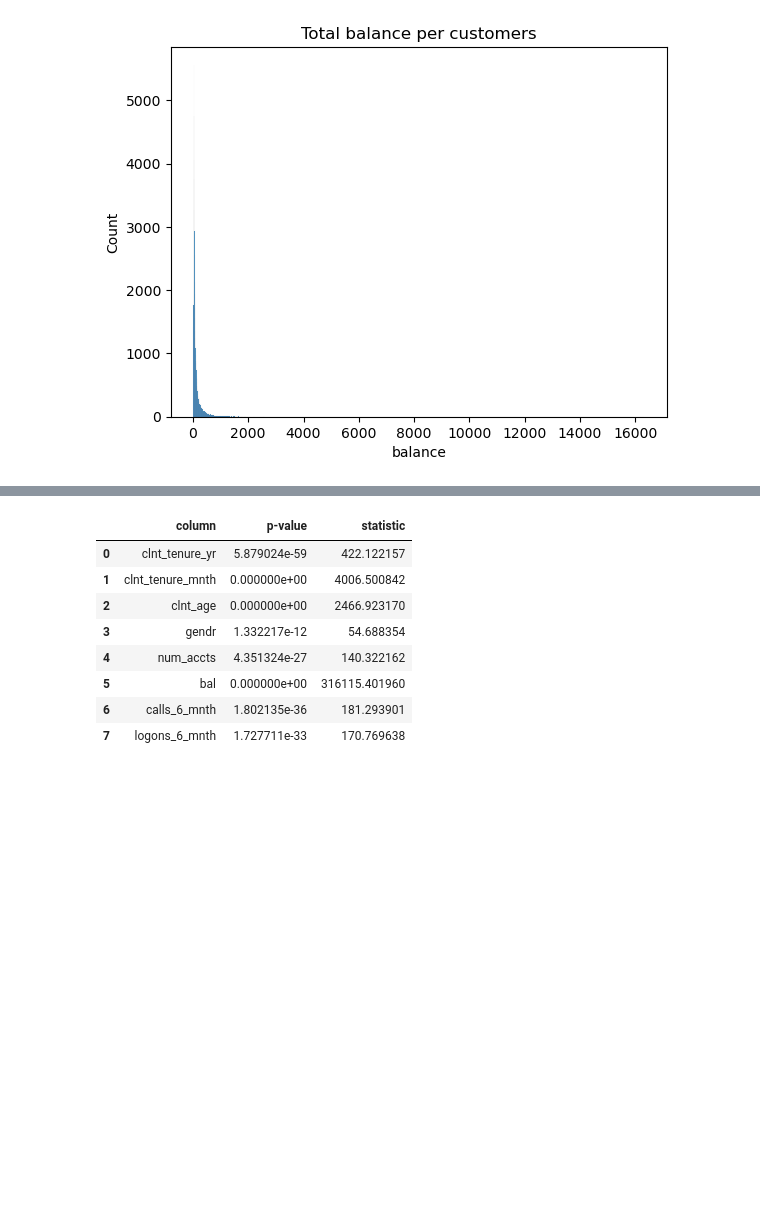
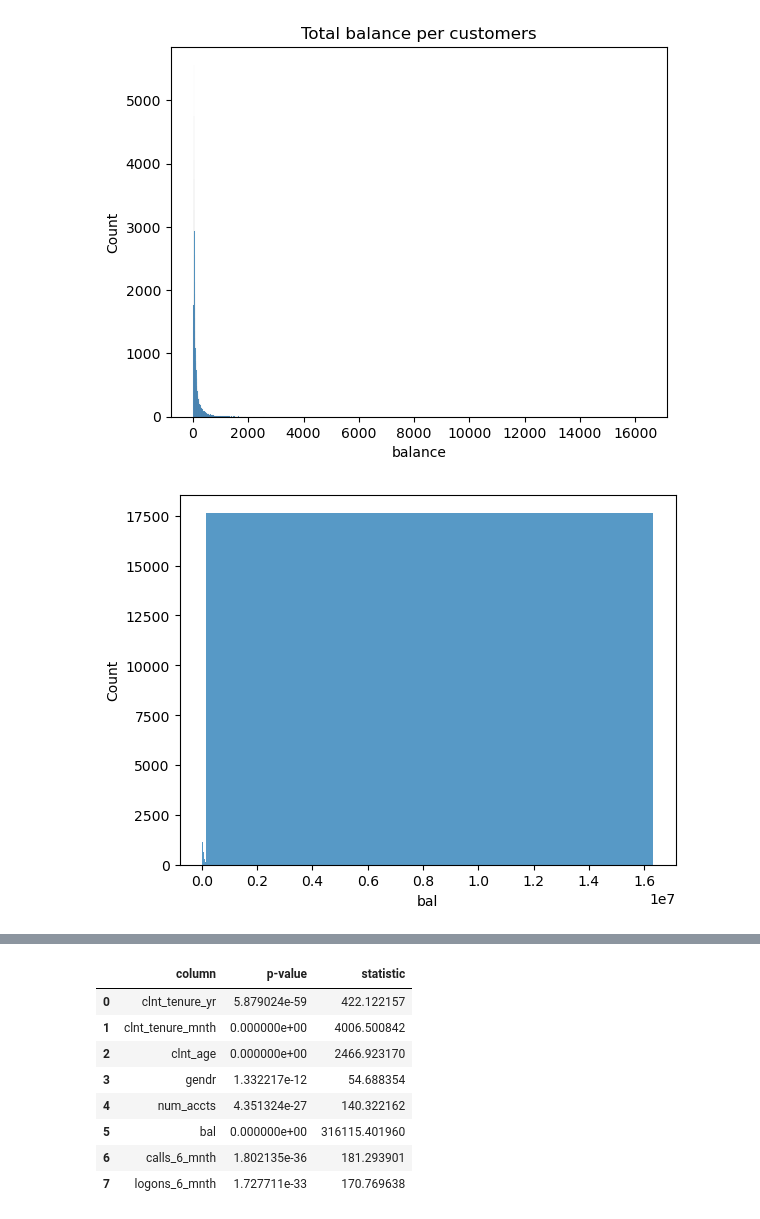
Before and after one commit to PaolaGaray/vanguard-ab-test, a Jupyter notebook: notebooks/Defining_customers.ipynb, the cells around one changed output, grey strips where cells are left out. Drawn from its saved outputs; the diff is of its cells as text; code cells hidden in the pictures; blank space fills up the shorter version.

```diff
--- a/notebooks/Defining_customers.ipynb
+++ b/notebooks/Defining_customers.ipynb
@@ -290,6 +290,19 @@ plt.title('Total balance per customers')
 plt.show()
 # %% [output]
 [figure]
+# %%
+# Define the bin edges
+max_value = data_demo['bal'].max()  # Find the maximum value in the column
+bins = np.linspace(data_demo['bal'].min(), 1.375461e+05, 99)  # 29 bins up to the specified value
+bins = np.append(bins, max_value)  # Append the maximum value to create the 30th bin
+
+# Create the histogram plot
+sns.histplot(data=data_demo, x='bal', bins=bins)
+
+# Display the plot
+plt.show()
+# %% [output]
+[figure, added]
 # %%
 #plot val  by age
 sns.barplot(data=data_demo, x='clnt_age_cat', y='bal', palette="coolwarm", hue='clnt_age_cat');
```
Also changed, not shown: parts of 6 cells of this notebook.
